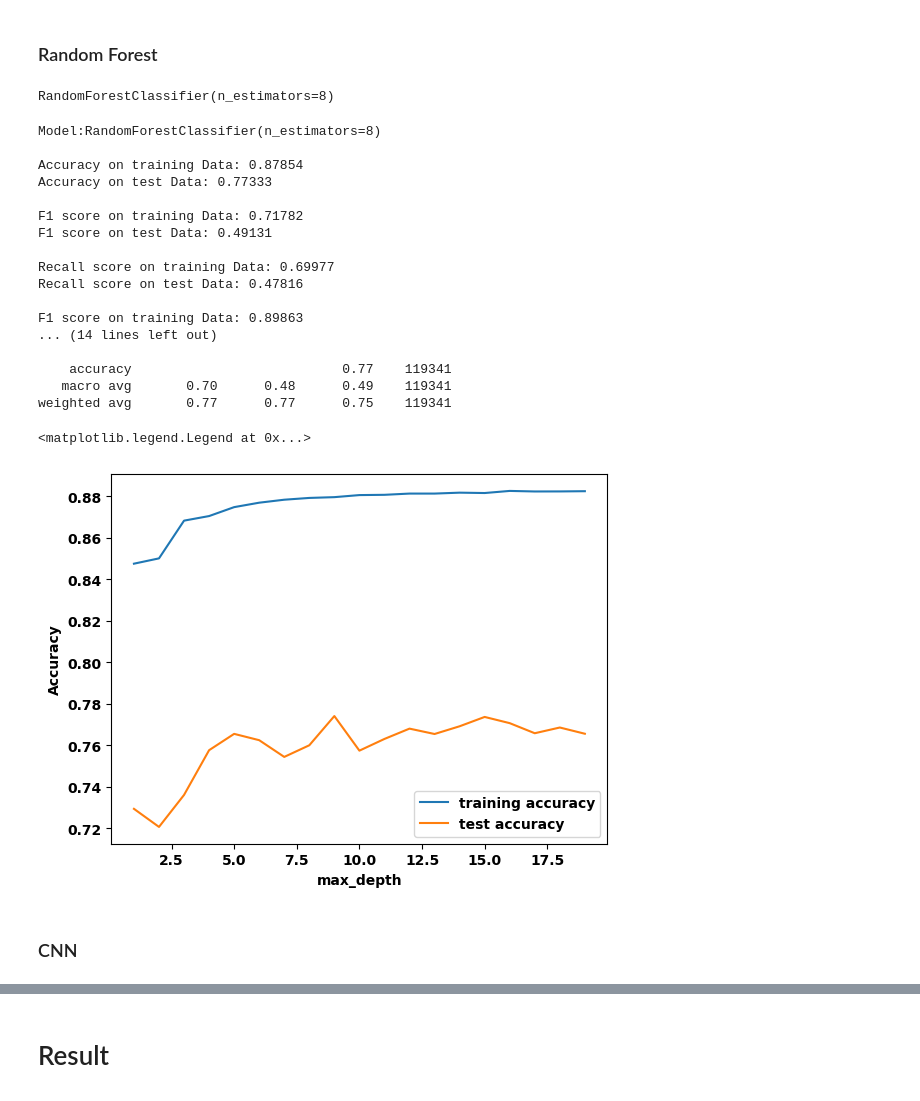
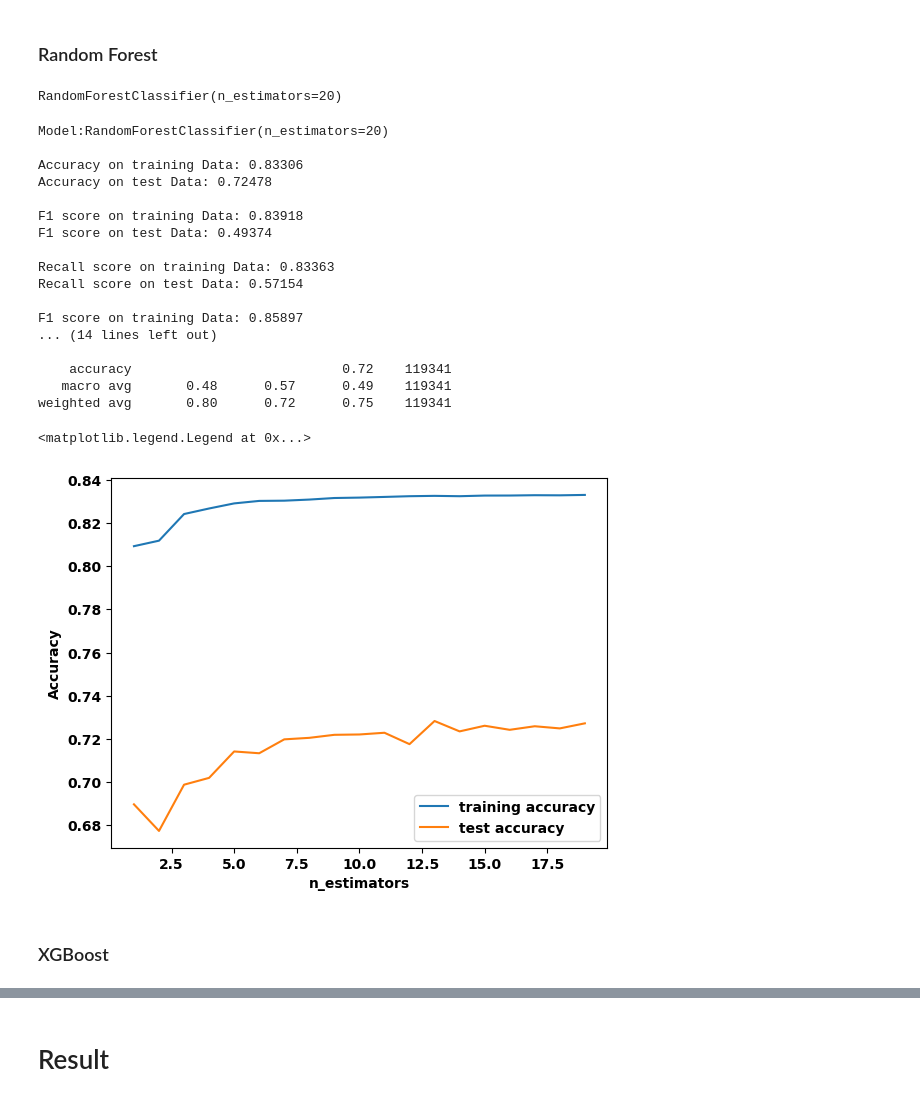
Before and after one commit to rajasa13/Data-Science, a Jupyter notebook: Notebook/UNSW-NB15/unswnb15.ipynb, the cells around one changed output, grey strips where cells are left out. Cells and saved outputs as stored; diff of their text form; code cells hidden in the pictures.

```diff
--- a/Notebook/UNSW-NB15/unswnb15.ipynb
+++ b/Notebook/UNSW-NB15/unswnb15.ipynb
@@ -257,13 +187,8 @@ data_train_attack['service'] = list(le.inverse_transform(data_train_attack['serv
 ## Encode Test Data
 # %%
 data_test_attack['attack_cat'] = le.fit_transform(data_test_attack['attack_cat'])
-data_test_attack['attack_cat'] = data_test_attack['attack_cat'].astype('int64')
-
 data_test_attack['state'] = le.fit_transform(data_test_attack['state'])
-data_test_attack['state'] = data_test_attack['state'].astype('int64')
-
 data_test_attack['service'] = le.fit_transform(data_test_attack['service'])
-data_test_attack['service'] = data_test_attack['service'].astype('int64')
 # %% [output]
 A value is trying to be set on a copy of a slice from a DataFrame.
 Try using .loc[row_indexer,col_indexer] = value instead
@@ -480,8 +378,8 @@ def model_report(modelName, y_train, y_test, p_train, p_test):
 from sklearn.tree import DecisionTreeClassifier
 
 #instantiate the model
-destree = DecisionTreeClassifier(max_depth=12)
+destree = DecisionTreeClassifier(max_depth=30)
 
 #fit the model
-destree.fit(X_train, y_train)
+destree.fit(X_stl, y_stl)
 # %% [output]
@@ -521,9 +419,9 @@ depth = range(1, 30)
 for n in depth:
     destree_test = DecisionTreeClassifier(max_depth=n)
 
-    destree_test.fit(X_train, y_train)
+    destree_test.fit(X_stl, y_stl)
     #record training set accuracy
-    training_accuracy.append(destree_test.score(X_train, y_train))
+    training_accuracy.append(destree_test.score(X_stl, y_stl))
     #recor generalization accuracy
     test_accuracy.append(destree_test.score(X_test, y_test))
 
@@ -543,11 +441,11 @@ plt.legend()
 from sklearn.ensemble import RandomForestClassifier
 
 #instantiate the model
-ranfor = RandomForestClassifier(n_estimators=8)
+ranfor = RandomForestClassifier(n_estimators=20)
 
 #fit the model
-ranfor.fit(X_train, y_train)
+ranfor.fit(X_stl, y_stl)
 # %% [output]
-RandomForestClassifier(n_estimators=8)
+RandomForestClassifier(n_estimators=20)
 # %%
 #predicting
@@ -555,49 +453,49 @@ p_train_ranfor = ranfor.predict(X_train)
 p_test_ranfor = ranfor.predict(X_test)
 # %%
 #call report function
-model_report(str(ranfor), y_train, y_test, p_train_ranfor, p_test_ranfor)
+model_report(str(ranfor), y_stl, y_test, p_train_ranfor, p_test_ranfor)
 # %% [output]
-Model:RandomForestClassifier(n_estimators=8)
+Model:RandomForestClassifier(n_estimators=20)
 
-Accuracy on training Data: 0.87854
-Accuracy on test Data: 0.77333
+Accuracy on training Data: 0.83306
+Accuracy on test Data: 0.72478
 
-F1 score on training Data: 0.71782
-F1 score on test Data: 0.49131
+F1 score on training Data: 0.83918
+F1 score on test Data: 0.49374
 
-Recall score on training Data: 0.69977
-Recall score on test Data: 0.47816
+Recall score on training Data: 0.83363
+Recall score on test Data: 0.57154
 
-F1 score on training Data: 0.89863
+F1 score on training Data: 0.85897
 ... (14 lines left out)
 
-    accuracy                           0.77    119341
-   macro avg       0.70      0.48      0.49    119341
-weighted avg       0.77      0.77      0.75    119341
+    accuracy                           0.72    119341
+   macro avg       0.48      0.57      0.49    119341
+weighted avg       0.80      0.72      0.75    119341
 # %%
 #plotting the train and test model accuracy
 training_accuracy = []
 test_accuracy = []
 
 #try max_depth from 1 to 30
 n_est = range(1, 20)
 for n in n_est:
     ranfor_test = RandomForestClassifier(n_estimators=n)
 
-    ranfor_test.fit(X_train, y_train)
+    ranfor_test.fit(X_stl, y_stl)
     #record training set accuracy
-    training_accuracy.append(ranfor_test.score(X_train, y_train))
+    training_accuracy.append(ranfor_test.score(X_stl, y_stl))
     #recor generalization accuracy
     test_accuracy.append(ranfor_test.score(X_test, y_test))
 
 #plotting the training & testing accuracy for max_depth from 1 to 30
 plt.plot(n_est, training_accuracy, label="training accuracy")
 plt.plot(n_est, test_accuracy, label="test accuracy")
 plt.ylabel("Accuracy")
-plt.xlabel("max_depth")
+plt.xlabel("n_estimators")
 plt.legend()
 # %% [output]
 <matplotlib.legend.Legend at 0x...>
-[figure, old version]
+[figure, new version]
 # %% [markdown]
-### CNN
+### XGBoost
```
Also changed, not shown: parts of 31 cells of this notebook.
